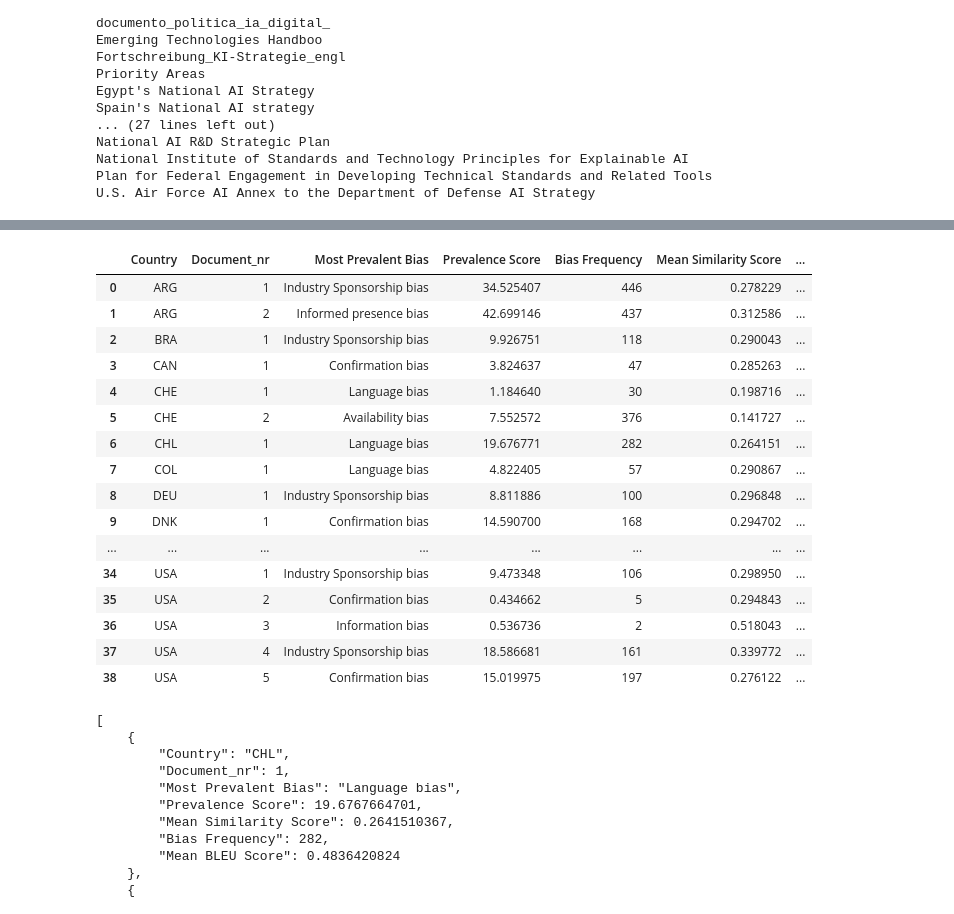
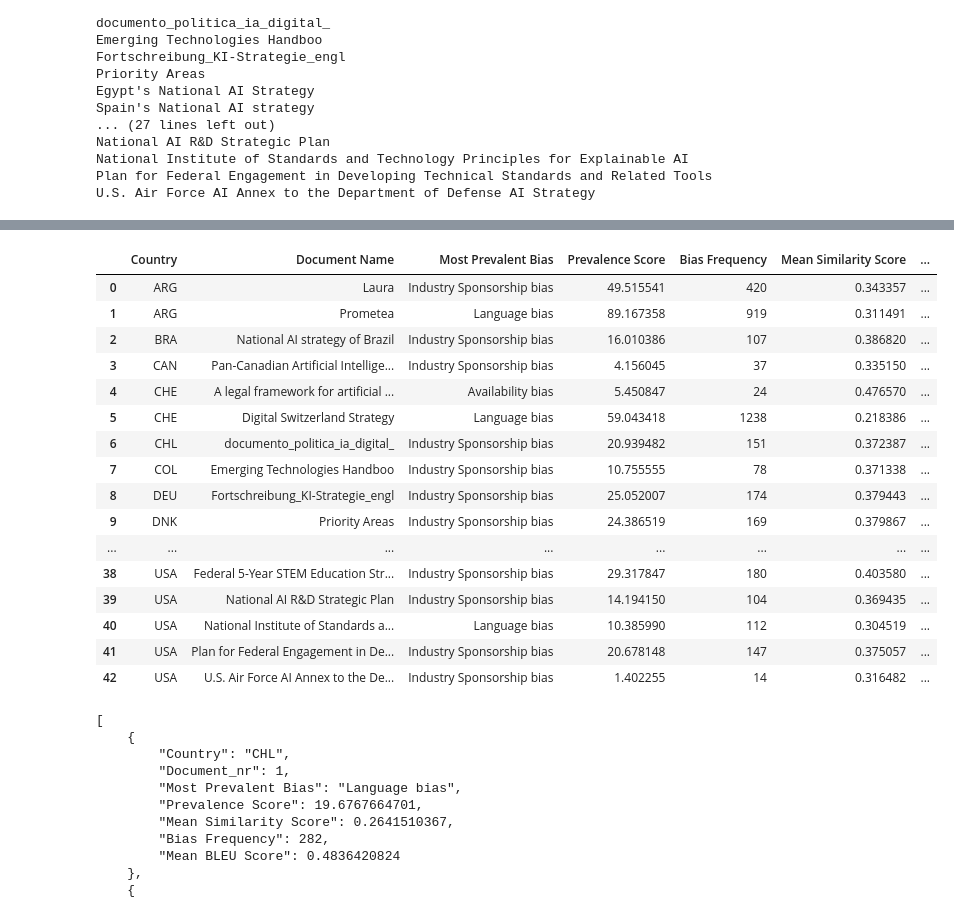
Before and after one commit to JochemBus/AI_Policy_Thesis, a Jupyter notebook: RAG_data_Setup.ipynb, the cells around one changed output, grey strips where cells are left out. Cells and saved outputs as stored; diff of their text form; code cells hidden in the pictures.

Commit message:
Transformed Temp csv

```diff
--- a/RAG_data_Setup.ipynb
+++ b/RAG_data_Setup.ipynb
@@ -273,3 +273,5 @@ df_chunk_bias.to_csv('temp_csv.csv', index=False)
+# %%
+df_chunk_bias = pd.read_csv("temp_csv.csv")
 # %%
 # Compute the 25th percentile similarity score for each group and assign it to a new series
 thresholds = df_chunk_bias.groupby(['Country', 'Document Name'])['Similarity Score'].transform(lambda x: x.quantile(0.25))
@@ -299,51 +321,51 @@ def compute_prevalent_bias(group):
         frequency=('Best Matching Bias', 'count'),
         avg_similarity=('Similarity Score', 'mean'),
         avg_bleu=('BLEU Score', 'mean'),
         avg_bert=('BERT F1 Score', 'mean'),
         avg_length=('Text Chunk', lambda s: s.str.len().mean())
     )
 
     # Prevalence Score = frequency * (avg_similarity ** 2) * (avg_length ** 0.5)
     #bias_stats['prevalence'] = bias_stats['frequency'] * (bias_stats['avg_similarity'] ** 2) * (bias_stats['avg_length'] ** 0.5)
     bias_stats['prevalence'] = bias_stats['frequency'] * (bias_stats['avg_similarity'] ** 2)
 
 
     # Get the bias type with the maximum prevalence score
     best_bias = bias_stats['prevalence'].idxmax()
     bias_stats.head(20)
 
     # Return a series with the results
     return pd.Series({
         "Most Prevalent Bias": best_bias,
         "Prevalence Score": bias_stats.loc[best_bias, "prevalence"],
         "Bias Frequency": bias_stats.loc[best_bias, "frequency"],
         "Mean Similarity Score": bias_stats.loc[best_bias, "avg_similarity"],
         "Mean BLEU Score": bias_stats.loc[best_bias, "avg_bleu"],
         "Mean BERT F1 Score": bias_stats.loc[best_bias, "avg_bert"]
     })
 
 
-df_document_bias = df_chunk_bias.groupby(["Country", "Document_nr"]).apply(compute_prevalent_bias).reset_index()
+df_document_bias = df_chunk_bias.groupby(["Country", "Document Name"]).apply(compute_prevalent_bias).reset_index()
 
 df_document_bias
 # %% [output]
-|  | Country | Document_nr | Most Prevalent Bias | Prevalence Score | Bias Frequency | Mean Similarity Score | ... |
-| 0 | ARG | 1 | Industry Sponsorship bias | 34.525407 | 446 | 0.278229 | ... |
-| 1 | ARG | 2 | Informed presence bias | 42.699146 | 437 | 0.312586 | ... |
-| 2 | BRA | 1 | Industry Sponsorship bias | 9.926751 | 118 | 0.290043 | ... |
-| 3 | CAN | 1 | Confirmation bias | 3.824637 | 47 | 0.285263 | ... |
-| 4 | CHE | 1 | Language bias | 1.184640 | 30 | 0.198716 | ... |
-| 5 | CHE | 2 | Availability bias | 7.552572 | 376 | 0.141727 | ... |
-| 6 | CHL | 1 | Language bias | 19.676771 | 282 | 0.264151 | ... |
-| 7 | COL | 1 | Language bias | 4.822405 | 57 | 0.290867 | ... |
-| 8 | DEU | 1 | Industry Sponsorship bias | 8.811886 | 100 | 0.296848 | ... |
-| 9 | DNK | 1 | Confirmation bias | 14.590700 | 168 | 0.294702 | ... |
+|  | Country | Document Name | Most Prevalent Bias | Prevalence Score | Bias Frequency | Mean Similarity Score | ... |
+| 0 | ARG | Laura | Industry Sponsorship bias | 49.515541 | 420 | 0.343357 | ... |
+| 1 | ARG | Prometea | Language bias | 89.167358 | 919 | 0.311491 | ... |
+| 2 | BRA | National AI strategy of Brazil | Industry Sponsorship bias | 16.010386 | 107 | 0.386820 | ... |
+| 3 | CAN | Pan-Canadian Artificial Intellige... | Industry Sponsorship bias | 4.156045 | 37 | 0.335150 | ... |
+| 4 | CHE | A legal framework for artificial ... | Availability bias | 5.450847 | 24 | 0.476570 | ... |
+| 5 | CHE | Digital Switzerland Strategy | Language bias | 59.043418 | 1238 | 0.218386 | ... |
+| 6 | CHL | documento_politica_ia_digital_ | Industry Sponsorship bias | 20.939482 | 151 | 0.372387 | ... |
+| 7 | COL | Emerging Technologies Handboo | Industry Sponsorship bias | 10.755555 | 78 | 0.371338 | ... |
+| 8 | DEU | Fortschreibung_KI-Strategie_engl | Industry Sponsorship bias | 25.052007 | 174 | 0.379443 | ... |
+| 9 | DNK | Priority Areas | Industry Sponsorship bias | 24.386519 | 169 | 0.379867 | ... |
 | ... | ... | ... | ... | ... | ... | ... | ... |
-| 34 | USA | 1 | Industry Sponsorship bias | 9.473348 | 106 | 0.298950 | ... |
-| 35 | USA | 2 | Confirmation bias | 0.434662 | 5 | 0.294843 | ... |
-| 36 | USA | 3 | Information bias | 0.536736 | 2 | 0.518043 | ... |
-| 37 | USA | 4 | Industry Sponsorship bias | 18.586681 | 161 | 0.339772 | ... |
-| 38 | USA | 5 | Confirmation bias | 15.019975 | 197 | 0.276122 | ... |
+| 38 | USA | Federal 5-Year STEM Education Str... | Industry Sponsorship bias | 29.317847 | 180 | 0.403580 | ... |
+| 39 | USA | National AI R&D Strategic Plan | Industry Sponsorship bias | 14.194150 | 104 | 0.369435 | ... |
+| 40 | USA | National Institute of Standards a... | Language bias | 10.385990 | 112 | 0.304519 | ... |
+| 41 | USA | Plan for Federal Engagement in De... | Industry Sponsorship bias | 20.678148 | 147 | 0.375057 | ... |
+| 42 | USA | U.S. Air Force AI Annex to the De... | Industry Sponsorship bias | 1.402255 | 14 | 0.316482 | ... |
 # %%
 json_data = df_document_bias.to_json(orient='records')
 
```
Also changed, not shown: parts of 3 cells of this notebook.
